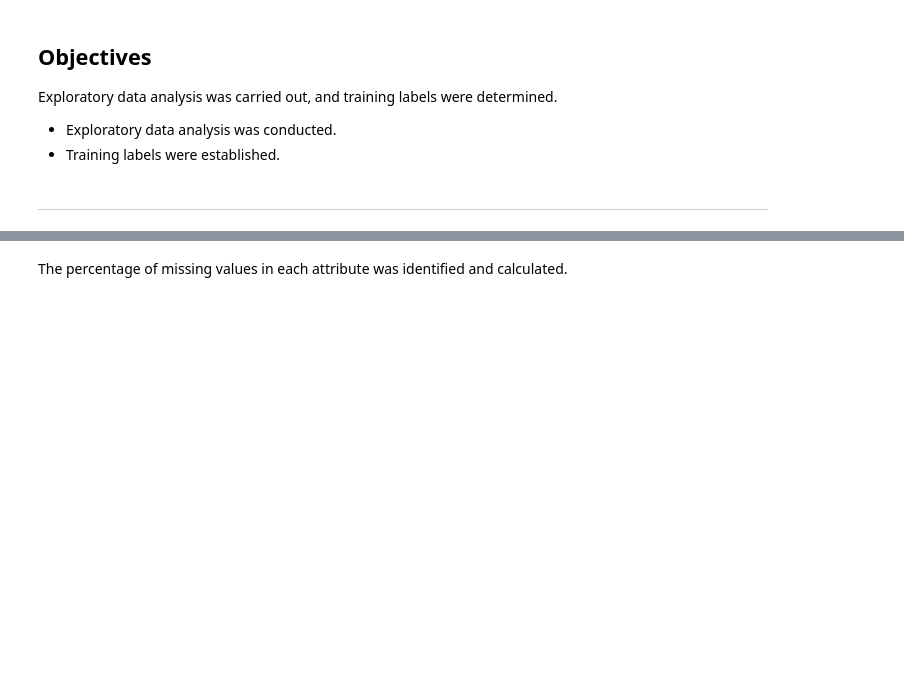
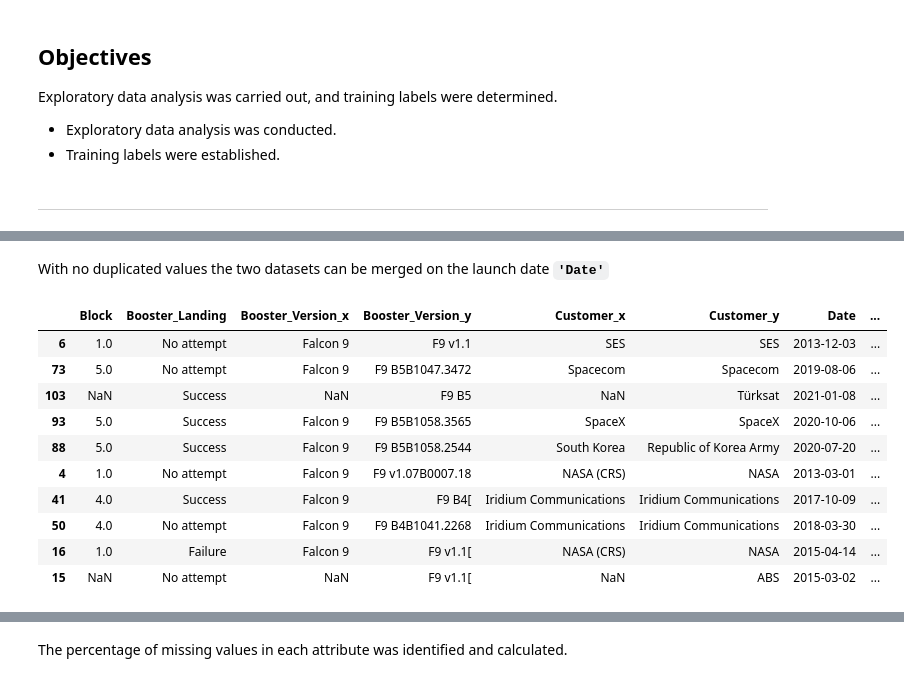
Before and after one commit to jgp-13/SpaceX_project, a Jupyter notebook: notebooks/Lab_3_Data_Wrangling_Completed.ipynb, the cells around one changed output, grey strips where cells are left out. Cells and saved outputs as stored; diff of their text form; code cells hidden in the pictures; blank space fills up the shorter version.

```diff
--- a/notebooks/Lab_3_Data_Wrangling_Completed.ipynb
+++ b/notebooks/Lab_3_Data_Wrangling_Completed.ipynb
@@ -40,0 +46,6 @@ Space X dataset, is downloade from previous sections.
+# %%
+csv_file = os.path.join(INTERIM_DATA_DIR, 'spacex_web_scraped.csv')
+df2 = pd.read_csv(csv_file)
+print(len(df2))
+display(df2.head())
+df2.info()
@@ -71,0 +121,18 @@ memory usage: 10.8+ KB
+# %% [markdown]
+With no duplicated values the two datasets can be merged on the launch date **`'Date'`**
+# %%
+df = pd.merge(df1,df2, on = 'Date', how='right')
+df = df[sorted(df.columns)]
+df.sample(10)
+# %% [output]
+|  | Block | Booster_Landing | Booster_Version_x | Booster_Version_y | Customer_x | Customer_y | Date | ... |
+| 6 | 1.0 | No attempt | Falcon 9 | F9 v1.1 | SES | SES | 2013-12-03 | ... |
+| 73 | 5.0 | No attempt | Falcon 9 | F9 B5B1047.3472 | Spacecom | Spacecom | 2019-08-06 | ... |
+| 103 | NaN | Success | NaN | F9 B5 | NaN | Türksat | 2021-01-08 | ... |
+| 93 | 5.0 | Success | Falcon 9 | F9 B5B1058.3565 | SpaceX | SpaceX | 2020-10-06 | ... |
+| 88 | 5.0 | Success | Falcon 9 | F9 B5B1058.2544 | South Korea | Republic of Korea Army | 2020-07-20 | ... |
+| 4 | 1.0 | No attempt | Falcon 9 | F9 v1.07B0007.18 | NASA (CRS) | NASA | 2013-03-01 | ... |
+| 41 | 4.0 | Success | Falcon 9 | F9 B4[ | Iridium Communications | Iridium Communications | 2017-10-09 | ... |
+| 50 | 4.0 | No attempt | Falcon 9 | F9 B4B1041.2268 | Iridium Communications | Iridium Communications | 2018-03-30 | ... |
+| 16 | 1.0 | Failure | Falcon 9 | F9 v1.1[ | NASA (CRS) | NASA | 2015-04-14 | ... |
+| 15 | NaN | No attempt | NaN | F9 v1.1[ | NaN | ABS | 2015-03-02 | ... |
```
Also changed, not shown: parts of 34 cells of this notebook, 10 other files.
